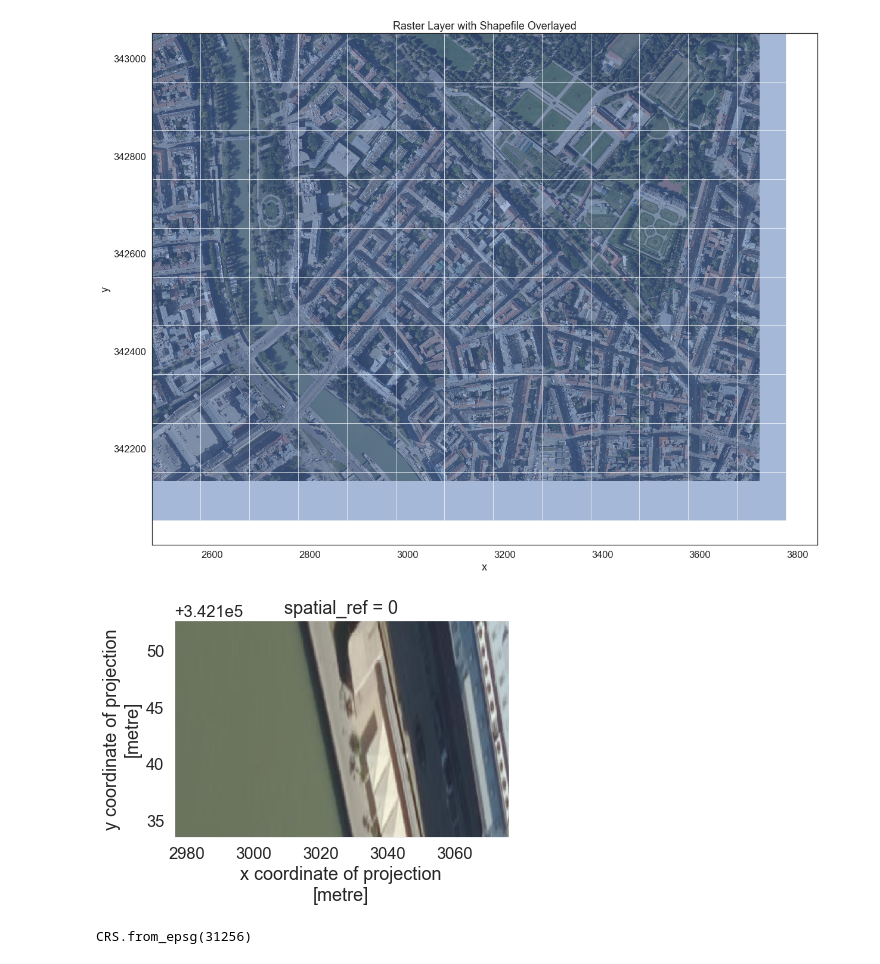
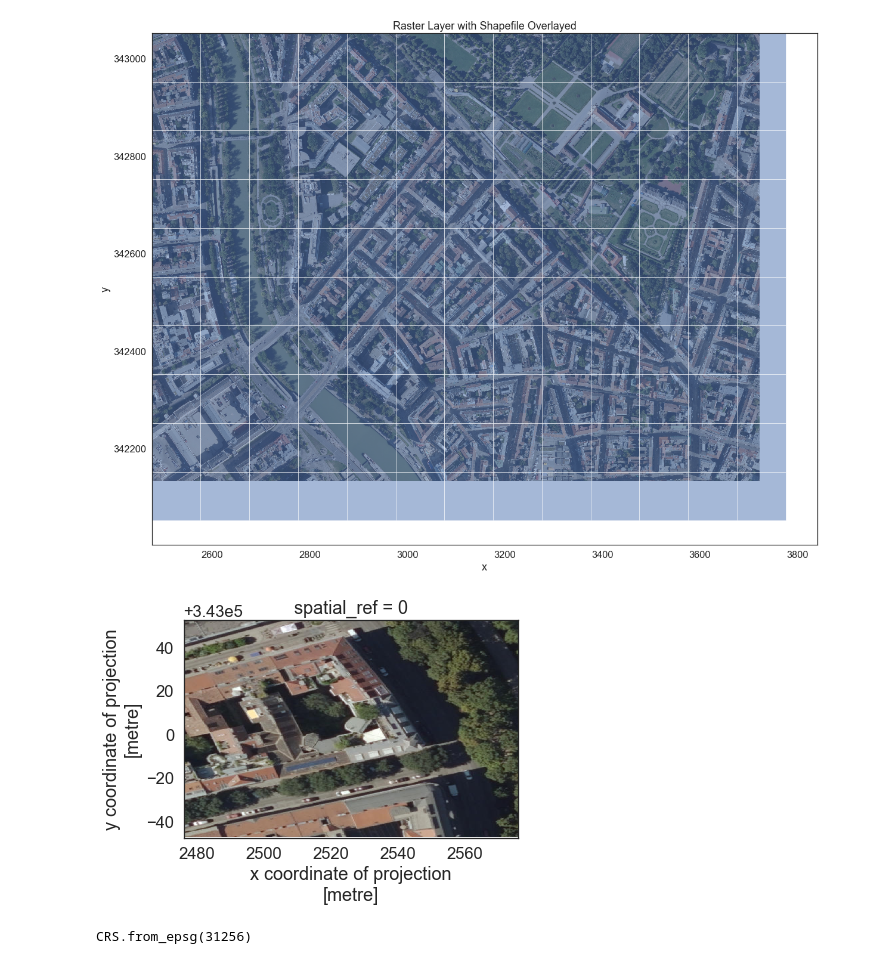
Before and after one commit to JhonnCarvajal/TU-InstituteofTransportSciences, a Jupyter notebook: TifClipper.ipynb, the cells around one changed output. Cells and saved outputs as stored; diff of their text form; code cells hidden in the pictures.

```diff
--- a/TifClipper.ipynb
+++ b/TifClipper.ipynb
@@ -53,14 +56,14 @@ plt.show()
 # %% [output]
 [figure]
 # %%
-for x in range(0,60):
+for x in range(0,1):
   test_cell = gpd.GeoDataFrame({'geometry':[grid.loc[x, ('geometry')]]})
   test_cell = test_cell.set_crs(austria_tile.rio.crs) # convert to the same CRS
   austria_clip = austria_tile.rio.clip_box(*test_cell.total_bounds)
+  austria_clip.rio.to_raster("data/tifclip%s.tif"%x)
   austria_clip.plot.imshow()
-  austria_clip.rio.to_raster("data/tifclip%s.tif"%x)
 # %% [output]
-[figure, old version]
+[figure, new version]
 # %%
 austria_clip.rio.crs
 # %% [output]
```
Also changed, not shown: parts of 3 cells of this notebook, 1 other file.
